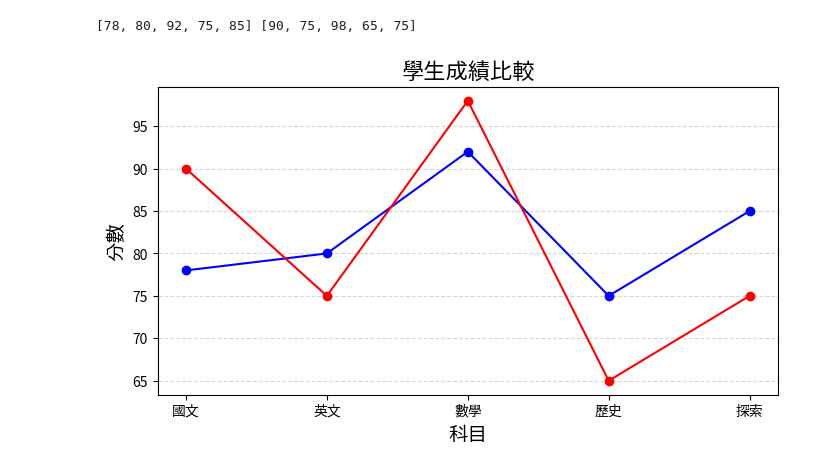
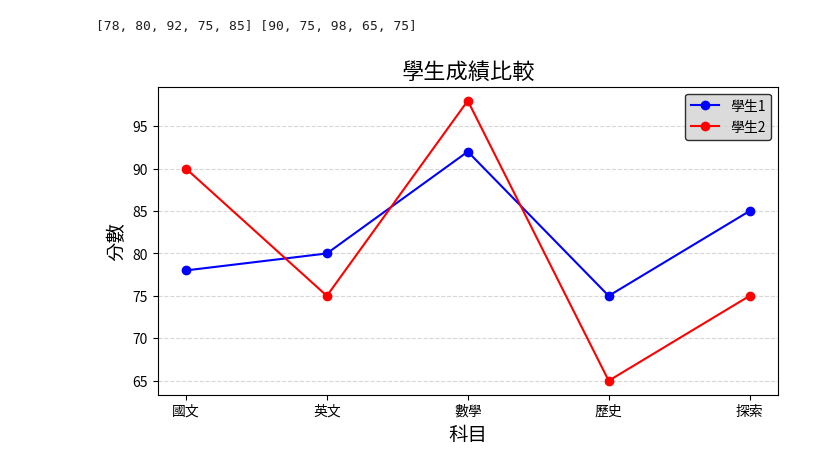
Before and after one commit to roberthsu2003/__2025_06_25_aiAnalysis_1_3__, a Jupyter notebook: lesson14/lesson14_2.ipynb, the cells around one changed output. Drawn from its saved outputs; the diff is of its cells as text; code cells hidden in the pictures.

```diff
--- a/lesson14/lesson14_2.ipynb
+++ b/lesson14/lesson14_2.ipynb
@@ -8,23 +8,24 @@ mpl.rc('font', family='ChineseFont')
 # %%
 import matplotlib.pyplot as plt
 # 來源資料
 student1 = {'國文':78, '英文':80, '數學':92, '歷史':75, '探索':85}
 student2 = {'國文':90, '英文':75, '數學':98, '歷史':65, '探索':75}
 subjects = list(student1.keys())
 scores1 = list(student1.values())
 scores2 = list(student2.values())
 print(scores1, scores2)
 
 # 建立圖形和軸
 figure = plt.figure(figsize=(8, 4), dpi=100, facecolor='w', edgecolor='k')
 axes = figure.add_subplot(111)
 axes.plot(subjects, scores1, label='學生1', marker='o', color='blue')
 axes.plot(subjects, scores2, label='學生2', marker='o', color='red')
 axes.set_title('學生成績比較', fontsize=16)
 axes.set_xlabel('科目', fontsize=14)
 axes.set_ylabel('分數', fontsize=14)
 axes.grid(True, linestyle='--', alpha=0.5,axis='y')
+axes.legend(loc='best', fontsize=10,edgecolor='black', facecolor='lightgray')
 plt.show()
 # %% [output]
 [78, 80, 92, 75, 85] [90, 75, 98, 65, 75]
-[figure, old version]
+[figure, new version]
```
